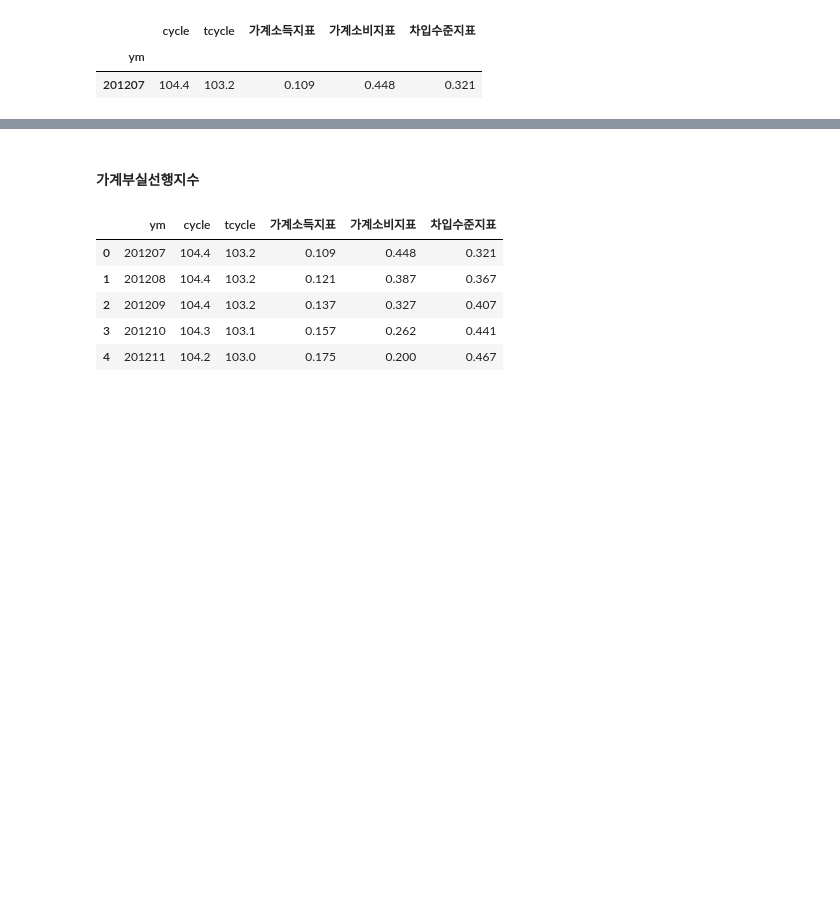
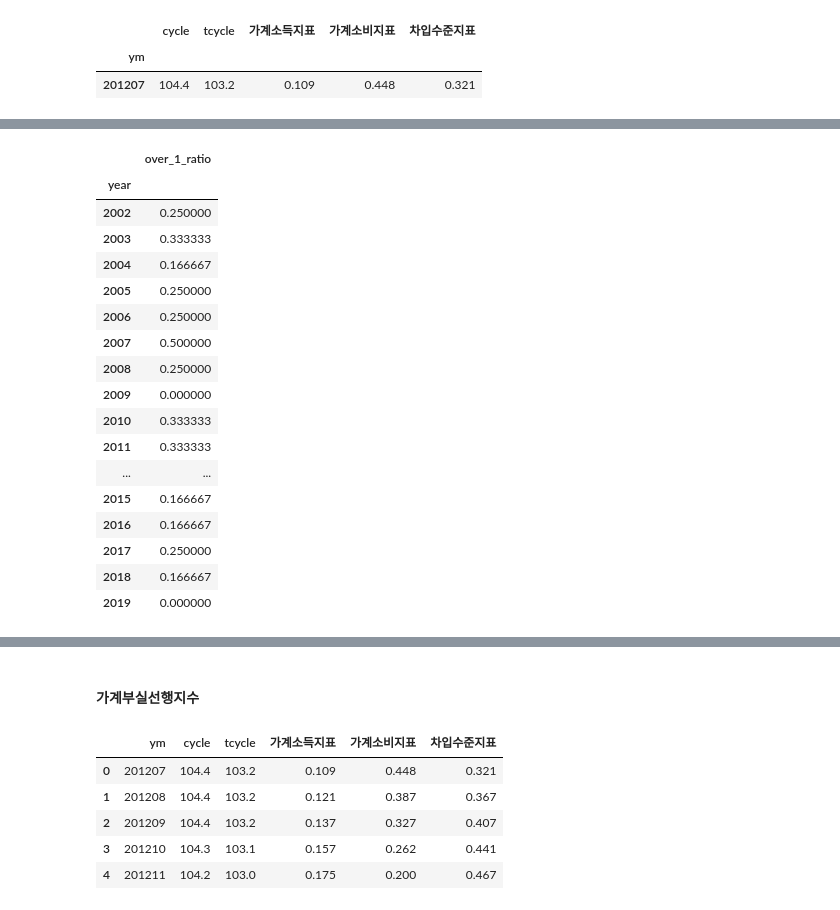
Before and after one commit to jeonghyunwoo/pub_data, a Jupyter notebook: social_doc2vec.ipynb, the cells around one changed output, grey strips where cells are left out. Cells and saved outputs as stored; diff of their text form; code cells hidden in the pictures; blank space fills up the shorter version.

```diff
--- a/social_doc2vec.ipynb
+++ b/social_doc2vec.ipynb
@@ -328,0 +369,21 @@ ndf_txt_vec1.to_pickle('data/ndf_txt_vec1.pkl')
+# %%
+x1.groupby('year').dx1.apply(lambda x: np.sum(x>0)/len(x)).to_frame(name='over_1_ratio')
+# %% [output]
+|  | over_1_ratio |
+| year |  |
+| 2002 | 0.250000 |
+| 2003 | 0.333333 |
+| 2004 | 0.166667 |
+| 2005 | 0.250000 |
+| 2006 | 0.250000 |
+| 2007 | 0.500000 |
+| 2008 | 0.250000 |
+| 2009 | 0.000000 |
+| 2010 | 0.333333 |
+| 2011 | 0.333333 |
+| ... | ... |
+| 2015 | 0.166667 |
+| 2016 | 0.166667 |
+| 2017 | 0.250000 |
+| 2018 | 0.166667 |
+| 2019 | 0.000000 |
```
Also changed, not shown: parts of 11 cells of this notebook.
